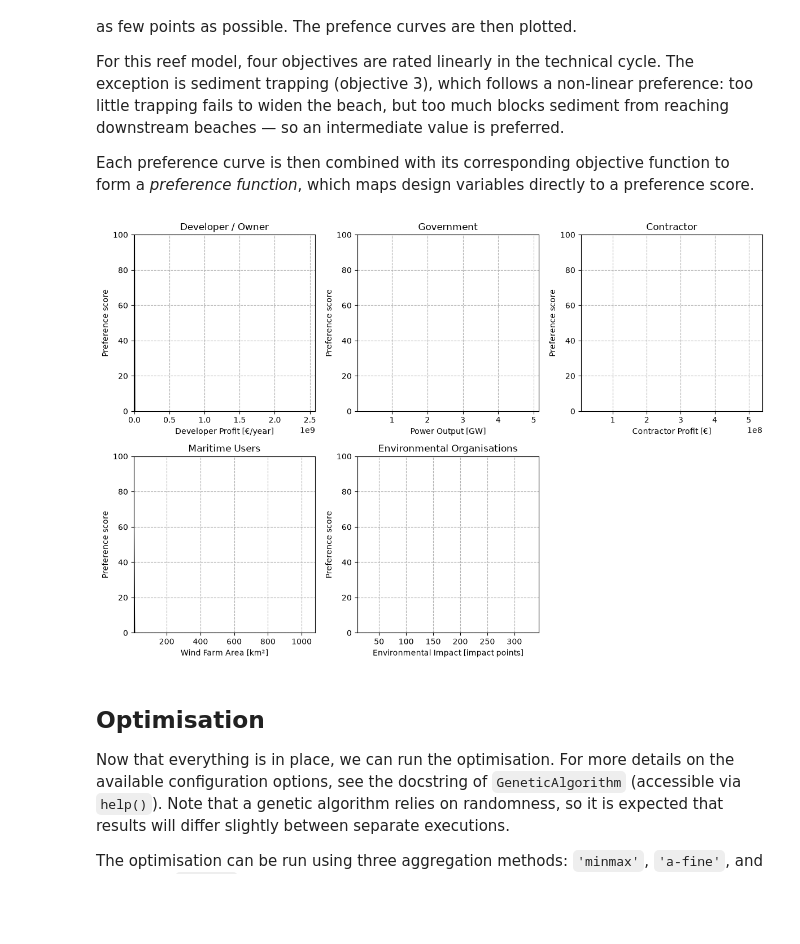
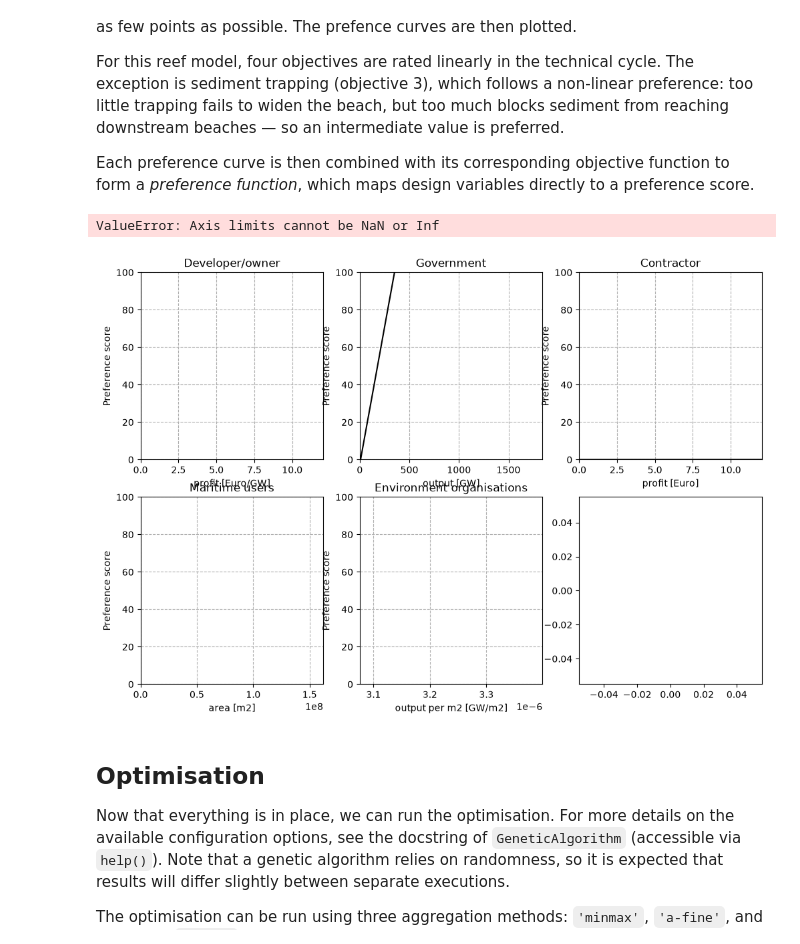
Before and after one commit to Jonathanvandeminkelis/UNIT1_optimalisatie, a Jupyter notebook: Civil-Engineering-Systems-Design/Civil-Engineering-Systems-Design-main/EXAMPLE_Artificial_Reef.ipynb, the cells around one changed output. Drawn from its saved outputs; the diff is of its cells as text; code cells hidden in the pictures; blank space fills up the shorter version.

```diff
--- a/Civil-Engineering-Systems-Design/Civil-Engineering-Systems-Design-main/EXAMPLE_Artificial_Reef.ipynb
+++ b/Civil-Engineering-Systems-Design/Civil-Engineering-Systems-Design-main/EXAMPLE_Artificial_Reef.ipynb
@@ -238,8 +238,9 @@ In this model, all weights are initialised equally ($w_i = \frac{1}{5} = 0.2$) f
 # %%
 # Weights per stakeholder — must sum to 1. Before game all weights were set equal.
 #                   cost   ride  sed   safe  econ
-weights_before =    [1/6, 1/6, 1/6, 1/6, 1/6, 1/6]
-weights_after =     [0.30, 0.20, 0,20 ,0.15, 0.10, 0.05]
+weights_before =    [0.30, 0.20, 0.20 ,0.15, 0.10, 0.05]
+
+
 
 weights = weights_before  # set to which weight to use
 
@@ -263,13 +262,17 @@ prefs_before = [[[150000, 4250000],             [100, 0]],          # preference
                 [[8, 350],                      [0, 100]],          # preference ride length
                 [[0, 80000, 150000, 375000],    [0, 100, 50, 0]],   # preference sediment trapping
                 [[2, 9.5],                      [100, 0]],          # preference safety
-                [[12500000, 250000000],                [0, 100]]]          # preference economic growth
+                [[12500000, 250000000],                [0, 100]],
+                [[12500000, 250000000],                [0, 100]]
+                ]          # preference economic growth
 
 pref_after = [[[150000, 2000000, 4250000],      [100, 80, 0]],
                 [[8, 120, 350],                 [0, 60, 100]],
                 [[0, 80000, 150000, 375000],    [0, 100, 50, 0]],
                 [[2, 9.5],                      [100, 0]],
-                [[12500000, 250000000],                [0, 100]]]
+                [[12500000, 250000000],                [0, 100]],
+                [[12500000, 250000000],                [0, 100]]
+                ]
 
 prefs = prefs_before  # set to which preferences to use
 
@@ -326,36 +329,37 @@ def pref_func_5(x1, x2, x3):
     econ = objective_function_5(x1, x2, x3)
     return pchip_interpolate(prefs[4][0], prefs[4][1], econ)
 def pref_func_6(x1, x2, x3):
-    econ = objective_function_5(x1, x2, x3)
+    econ = objective_function_6(x1, x2, x3)
     return pchip_interpolate(prefs[5][0], prefs[5][1], econ)
 
 pref_funcs = [pref_func_1, pref_func_2, pref_func_3, pref_func_4, pref_func_5, pref_func_6]  # list of preference functions for easier handling
 
 
 def objective(variables):
     """
     Objective function that is fed to the GA. Calles the separate preference functions that are declared above.
 
     :param variables: array with design variable values per member of the population. Can be split by using array
     slicing
     :return: 1D-array with aggregated preference scores for the members of the population.
     """
     x1 = variables[:, 0]
     x2 = variables[:, 1]
     x3 = variables[:, 2]
 
 
     # calculate the preference scores
     p_1 = pref_func_1(x1, x2, x3)
     p_2 = pref_func_2(x1, x2, x3)
     p_3 = pref_func_3(x1, x2, x3)
     p_4 = pref_func_4(x1, x2, x3)
     p_5 = pref_func_5(x1, x2, x3)
     p_6 = pref_func_6(x1, x2, x3)
 
     return weights, [p_1, p_2, p_3, p_4, p_5, p_6]
 # %% [output]
+ValueError: Axis limits cannot be NaN or Inf
-[figure, old version]
+[figure, new version]
 # %% [markdown]
 ## Optimisation
 
```
Also changed, not shown: parts of 2 cells of this notebook.
